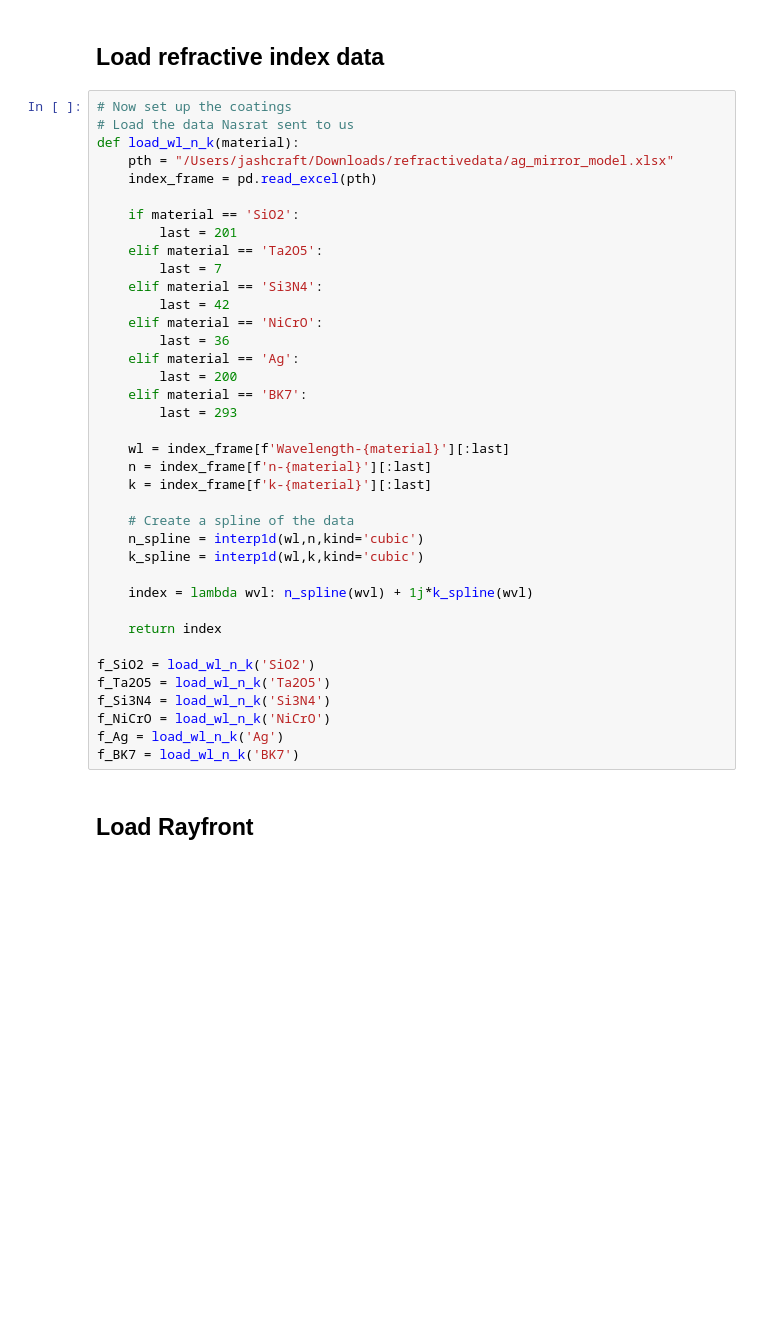
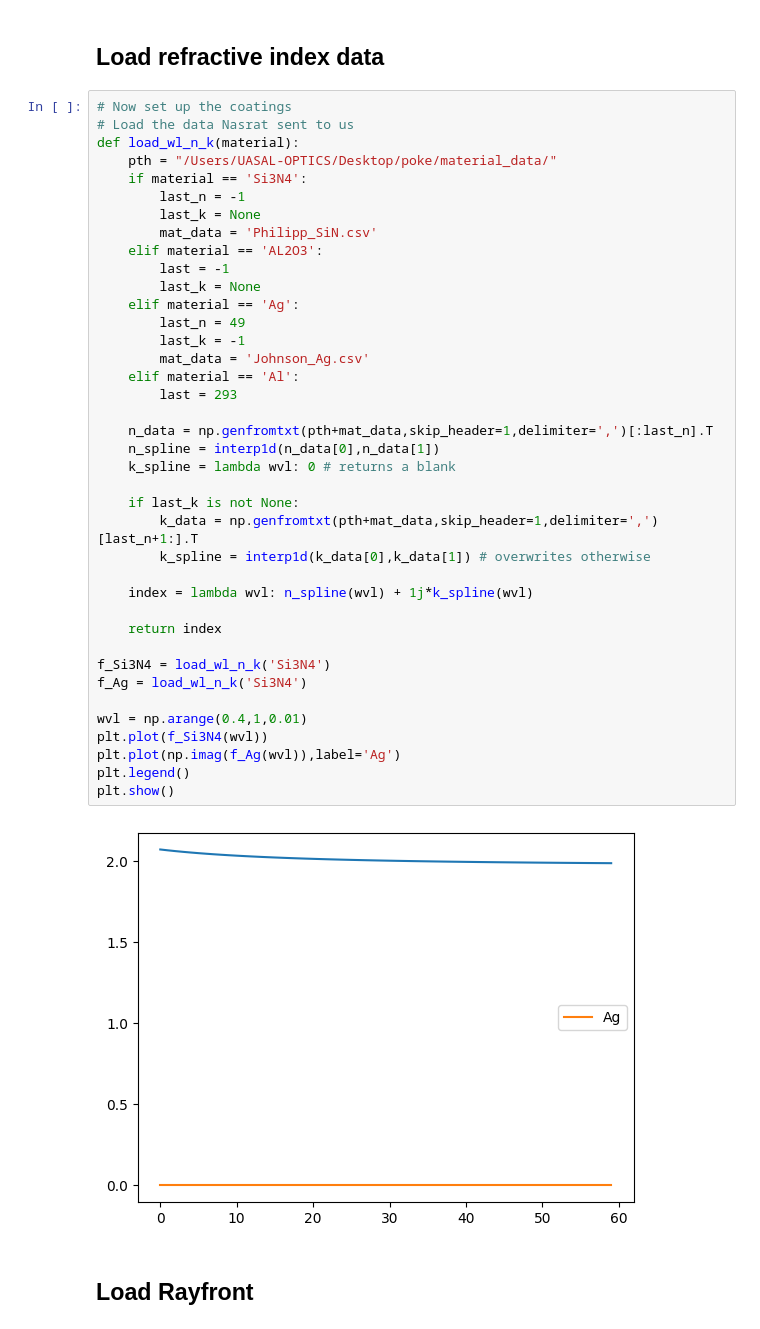
Before and after one commit to Jashcraf/polarization-gsmts-II, a Jupyter notebook: tmt_coronagraph.ipynb, the cells around one changed output. Cells and saved outputs as stored; diff of their text form; blank space fills up the shorter version.

```diff
--- a/tmt_coronagraph.ipynb
+++ b/tmt_coronagraph.ipynb
@@ -21,43 +19,46 @@ Error:
 # %% [markdown]
 ## Load refractive index data
-# %%
-# Now set up the coatings
-# Load the data Nasrat sent to us
-def load_wl_n_k(material):
-    pth = "/Users/jashcraft/Downloads/refractivedata/ag_mirror_model.xlsx"
-    index_frame = pd.read_excel(pth)
-
-    if material == 'SiO2':
-        last = 201
-    elif material == 'Ta2O5':
-        last = 7
-    elif material == 'Si3N4':
-        last = 42
-    elif material == 'NiCrO':
-        last = 36
-    elif material == 'Ag':
-        last = 200
-    elif material == 'BK7':
-        last = 293
-
-    wl = index_frame[f'Wavelength-{material}'][:last]
-    n = index_frame[f'n-{material}'][:last]
-    k = index_frame[f'k-{material}'][:last]
-
-    # Create a spline of the data
-    n_spline = interp1d(wl,n,kind='cubic')
-    k_spline = interp1d(wl,k,kind='cubic')
-
-    index = lambda wvl: n_spline(wvl) + 1j*k_spline(wvl)
-
-    return index
-
-f_SiO2 = load_wl_n_k('SiO2')
-f_Ta2O5 = load_wl_n_k('Ta2O5')
-f_Si3N4 = load_wl_n_k('Si3N4')
-f_NiCrO = load_wl_n_k('NiCrO')
-f_Ag = load_wl_n_k('Ag')
-f_BK7 = load_wl_n_k('BK7')
+# %%
+# Now set up the coatings
+# Load the data Nasrat sent to us
+def load_wl_n_k(material):
+    pth = "/Users/UASAL-OPTICS/Desktop/poke/material_data/"
+    if material == 'Si3N4':
+        last_n = -1
+        last_k = None
+        mat_data = 'Philipp_SiN.csv'
+    elif material == 'AL2O3':
+        last = -1
+        last_k = None
+    elif material == 'Ag':
+        last_n = 49
+        last_k = -1
+        mat_data = 'Johnson_Ag.csv'
+    elif material == 'Al':
+        last = 293
+
+    n_data = np.genfromtxt(pth+mat_data,skip_header=1,delimiter=',')[:last_n].T
+    n_spline = interp1d(n_data[0],n_data[1])
+    k_spline = lambda wvl: 0 # returns a blank
+
+    if last_k is not None:
+        k_data = np.genfromtxt(pth+mat_data,skip_header=1,delimiter=',')[last_n+1:].T
+        k_spline = interp1d(k_data[0],k_data[1]) # overwrites otherwise
+
+    index = lambda wvl: n_spline(wvl) + 1j*k_spline(wvl)
+
+    return index
+
+f_Si3N4 = load_wl_n_k('Si3N4')
+f_Ag = load_wl_n_k('Si3N4')
+
+wvl = np.arange(0.4,1,0.01)
+plt.plot(f_Si3N4(wvl))
+plt.plot(np.imag(f_Ag(wvl)),label='Ag')
+plt.legend()
+plt.show()
+# %% [output]
+[figure, added]
 # %% [markdown]
 ## Load Rayfront
 # %%
```
Also changed, not shown: parts of 3 cells of this notebook, 7 other files.
